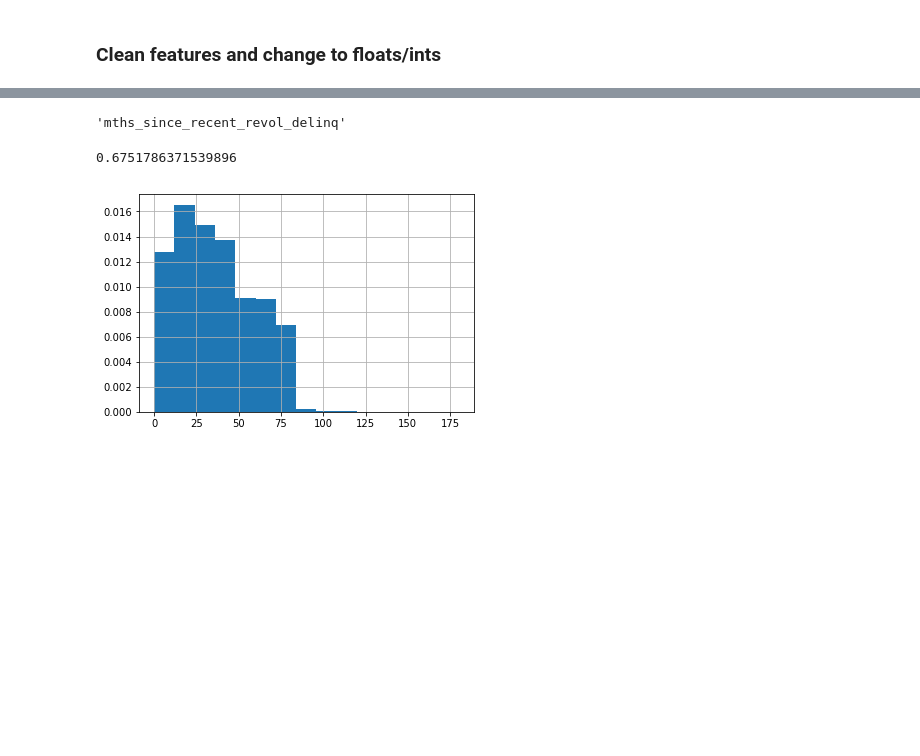
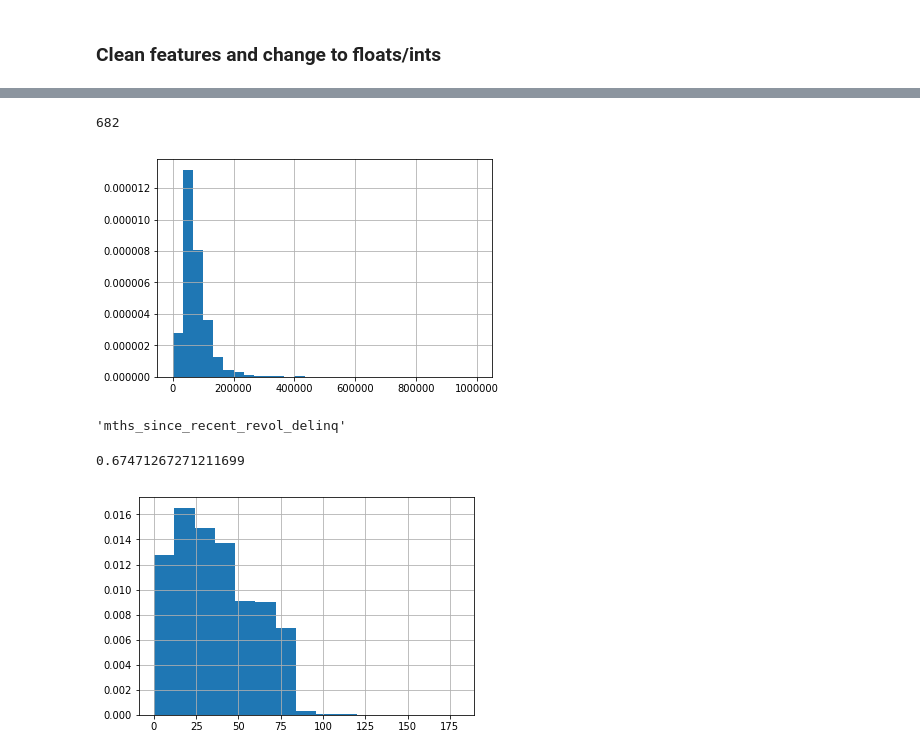
Before and after one commit to mariafabiano/lending-club, a Jupyter notebook: data_cleaning.ipynb, the cells around one changed output, grey strips where cells are left out. Drawn from its saved outputs; the diff is of its cells as text; code cells hidden in the pictures; blank space fills up the shorter version.

```diff
--- a/data_cleaning.ipynb
+++ b/data_cleaning.ipynb
@@ -481,0 +521,6 @@ df.bc_open_to_buy = df.bc_open_to_buy.astype('float')
+# %%
+df['mo_sin_old_il_acct'] = df['mo_sin_old_il_acct'].astype(float)
+df['mo_sin_old_rev_tol_op'] = df['mo_sin_old_rev_tl_op'].astype(float)
+df['mo_sin_rcnt_rev_tl_op'] = df['mo_sin_rcnt_rev_tl_op'].astype(float)
+df['mo_sin_rcnt_tl'] = df['mo_sin_rcnt_tl'].astype(float)
+df['mo_sin_old_rev_tl_op'] = df['mo_sin_old_rev_tl_op'].astype(float)
@@ -481,0 +563,2 @@ df.bc_open_to_buy = df.bc_open_to_buy.astype('float')
+# %%
+df['purpose'] = df['purpose'].astype('category').cat.codes
@@ -481,0 +572,2 @@ df.bc_open_to_buy = df.bc_open_to_buy.astype('float')
+# %%
+df['verification_status'] = df['verification_status'].astype('category').cat.codes
@@ -483,0 +601,2 @@ df.bc_open_to_buy = df.bc_open_to_buy.astype('float')
+# %%
+X_train, X_test, y_train, y_test = train_test_split(df.drop('loan_status', axis=1), df['loan_status'], test_size=.25)
@@ -484,2 +648,11 @@ df.bc_open_to_buy = df.bc_open_to_buy.astype('float')
+# %%
+len(X_train[X_train['annual_inc']>500000])
+# %% [output]
+682
+# %%
+X_train[X_train['annual_inc']<1000000]['annual_inc'].hist(bins=30, normed=True)
+plt.show()
+# %% [output]
+[figure, added]
 # %%
 # find column with most missing values
@@ -487,7 +660,7 @@ df.count().idxmin()
 # %% [output]
 'mths_since_recent_revol_delinq'
 # %%
-df['mths_since_recent_revol_delinq'].isnull().sum()/df.shape[0]
+X_train['mths_since_recent_revol_delinq'].isnull().sum()/X_train.shape[0]
 # %% [output]
-0.6751786371539896
+0.67471267271211699
 # %%
```
Also changed, not shown: parts of 94 cells of this notebook.
